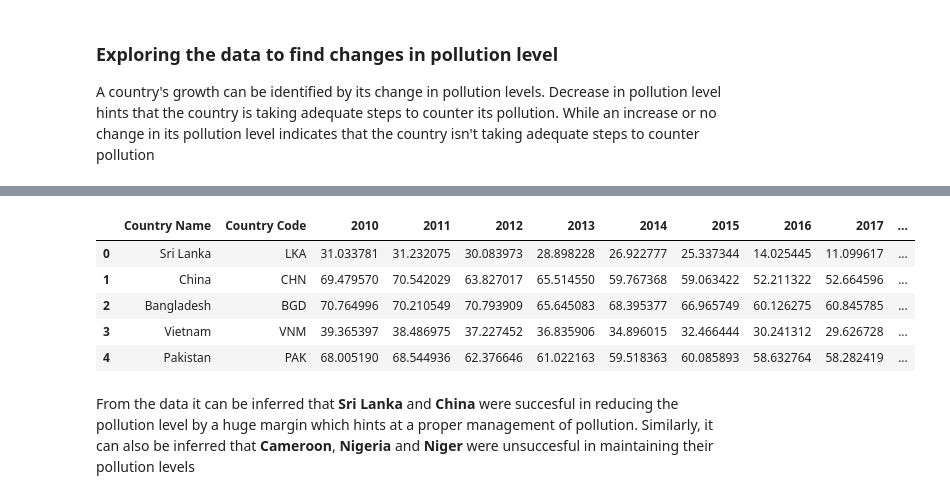
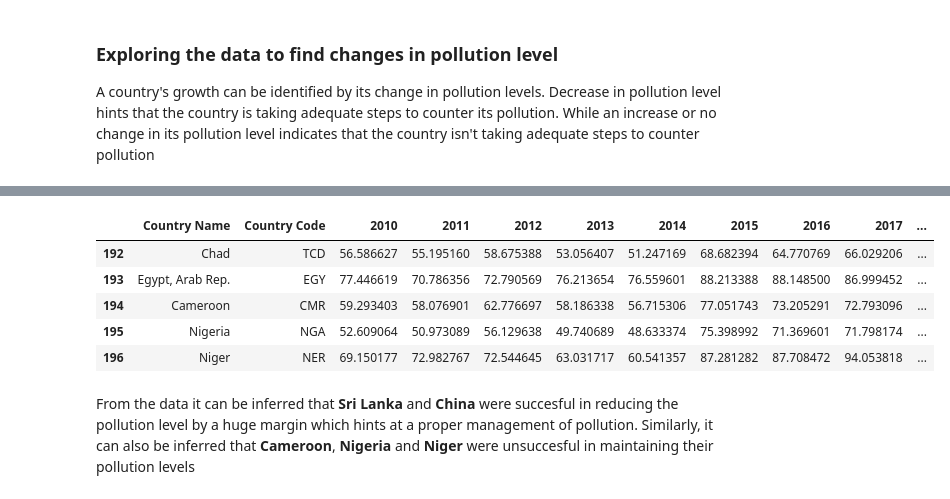
Before and after one commit to Wealthy-Waste/Global-Air-Pollution-2010-2017, a Jupyter notebook: Global Air Pollution from 2010-2017.ipynb, the cells around one changed output, grey strips where cells are left out. Saved outputs shown, nothing was run; the diff lists cells and outputs as text; code cells hidden in the pictures.

```diff
--- a/Global Air Pollution from 2010-2017.ipynb
+++ b/Global Air Pollution from 2010-2017.ipynb
@@ -162,15 +162,15 @@ df.head()
 # %%
 df_ch = df.sort_values(['Change in Pollution'],axis=0,ascending = False)
 df_ch.reset_index(inplace=True)
 df_ch.drop("index",axis=1,inplace=True)
-df_ch.head()
+df_ch.tail()
 # %% [output]
 |  | Country Name | Country Code | 2010 | 2011 | 2012 | 2013 | 2014 | 2015 | 2016 | 2017 | ... |
-| 0 | Sri Lanka | LKA | 31.033781 | 31.232075 | 30.083973 | 28.898228 | 26.922777 | 25.337344 | 14.025445 | 11.099617 | ... |
-| 1 | China | CHN | 69.479570 | 70.542029 | 63.827017 | 65.514550 | 59.767368 | 59.063422 | 52.211322 | 52.664596 | ... |
-| 2 | Bangladesh | BGD | 70.764996 | 70.210549 | 70.793909 | 65.645083 | 68.395377 | 66.965749 | 60.126275 | 60.845785 | ... |
-| 3 | Vietnam | VNM | 39.365397 | 38.486975 | 37.227452 | 36.835906 | 34.896015 | 32.466444 | 30.241312 | 29.626728 | ... |
-| 4 | Pakistan | PAK | 68.005190 | 68.544936 | 62.376646 | 61.022163 | 59.518363 | 60.085893 | 58.632764 | 58.282419 | ... |
+| 192 | Chad | TCD | 56.586627 | 55.195160 | 58.675388 | 53.056407 | 51.247169 | 68.682394 | 64.770769 | 66.029206 | ... |
+| 193 | Egypt, Arab Rep. | EGY | 77.446619 | 70.786356 | 72.790569 | 76.213654 | 76.559601 | 88.213388 | 88.148500 | 86.999452 | ... |
+| 194 | Cameroon | CMR | 59.293403 | 58.076901 | 62.776697 | 58.186338 | 56.715306 | 77.051743 | 73.205291 | 72.793096 | ... |
+| 195 | Nigeria | NGA | 52.609064 | 50.973089 | 56.129638 | 49.740689 | 48.633374 | 75.398992 | 71.369601 | 71.798174 | ... |
+| 196 | Niger | NER | 69.150177 | 72.982767 | 72.544645 | 63.031717 | 60.541357 | 87.281282 | 87.708472 | 94.053818 | ... |
 # %% [markdown]
 From the data it can be inferred that **Sri Lanka** and **China** were succesful in reducing the pollution level by a huge margin which hints at a proper management of pollution.
 Similarly, it can also be inferred that **Cameroon**, **Nigeria** and **Niger** were unsuccesful in maintaining their pollution levels
```
Also changed, not shown: parts of 13 cells of this notebook, 5 other files.
